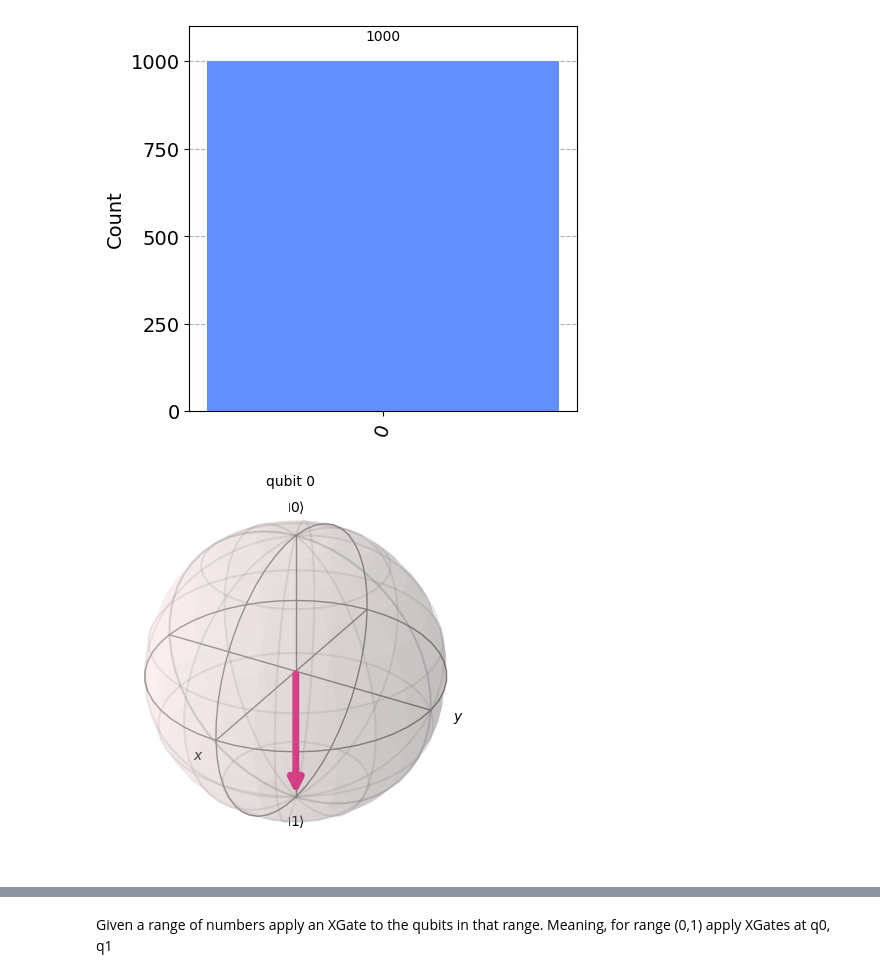
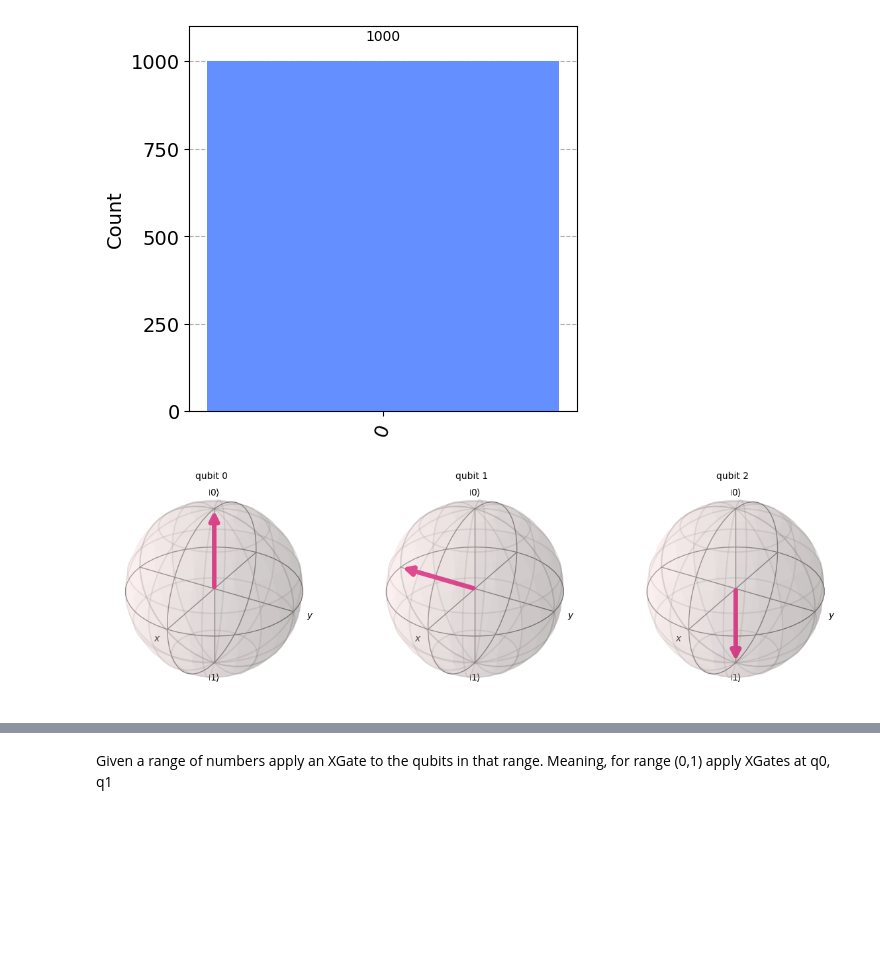
Before and after one commit to aztec-quantum/FA23-labs, a Jupyter notebook: labs/lab2/lab2.ipynb, the cells around one changed output, grey strips where cells are left out. Drawn from its saved outputs; the diff is of its cells as text; code cells hidden in the pictures; blank space fills up the shorter version.

```diff
--- a/labs/lab2/lab2.ipynb
+++ b/labs/lab2/lab2.ipynb
@@ -42,16 +42,14 @@ plot_bloch_multivector(statevector)
 plot_histogram(result.get_counts(), (5,5))
 # %% [output]
 [figure]
-# %%
-qc = QuantumCircuit(1,1)
-qc.x(0)
-qc.measure(0,0)
-
-backend = Aer.get_backend('statevector_simulator')
-result = execute(qc, backend, shots=1000).result()
-statevector = result.get_statevector()
-plot_bloch_multivector(statevector)
-# %% [output]
-[figure, removed]
+# %%
+qc = QuantumCircuit(3,3)
+qc.rx(np.pi/2,1)
+qc.x(2)
+
+statevector = Statevector(qc)
+plot_bloch_multivector(statevector, title="XGate Example")
+# %% [output]
+[figure, added]
 # %%
 plot_histogram(result.get_counts(), (5,5))
```
Also changed, not shown: parts of 4 cells of this notebook.
